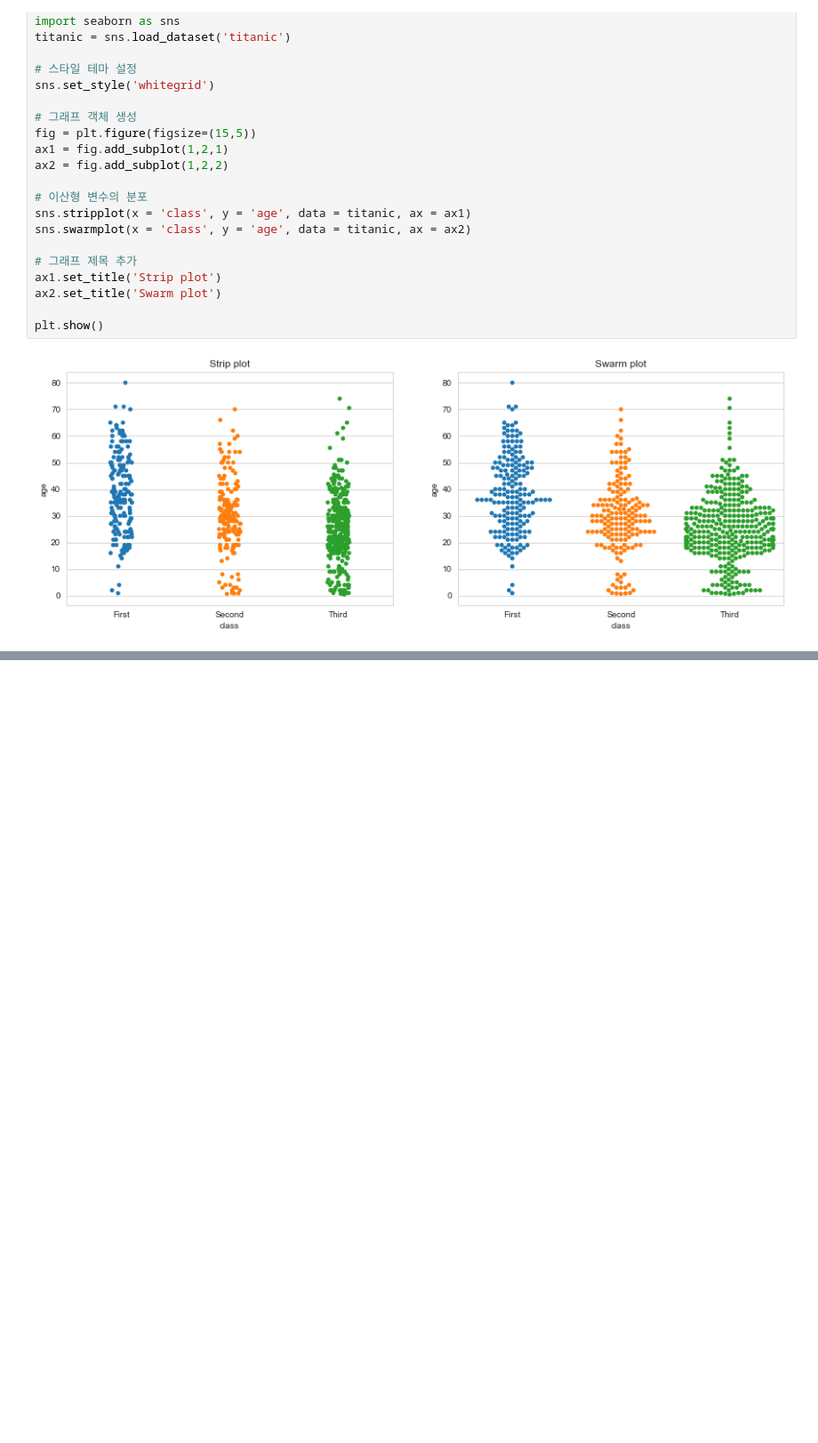
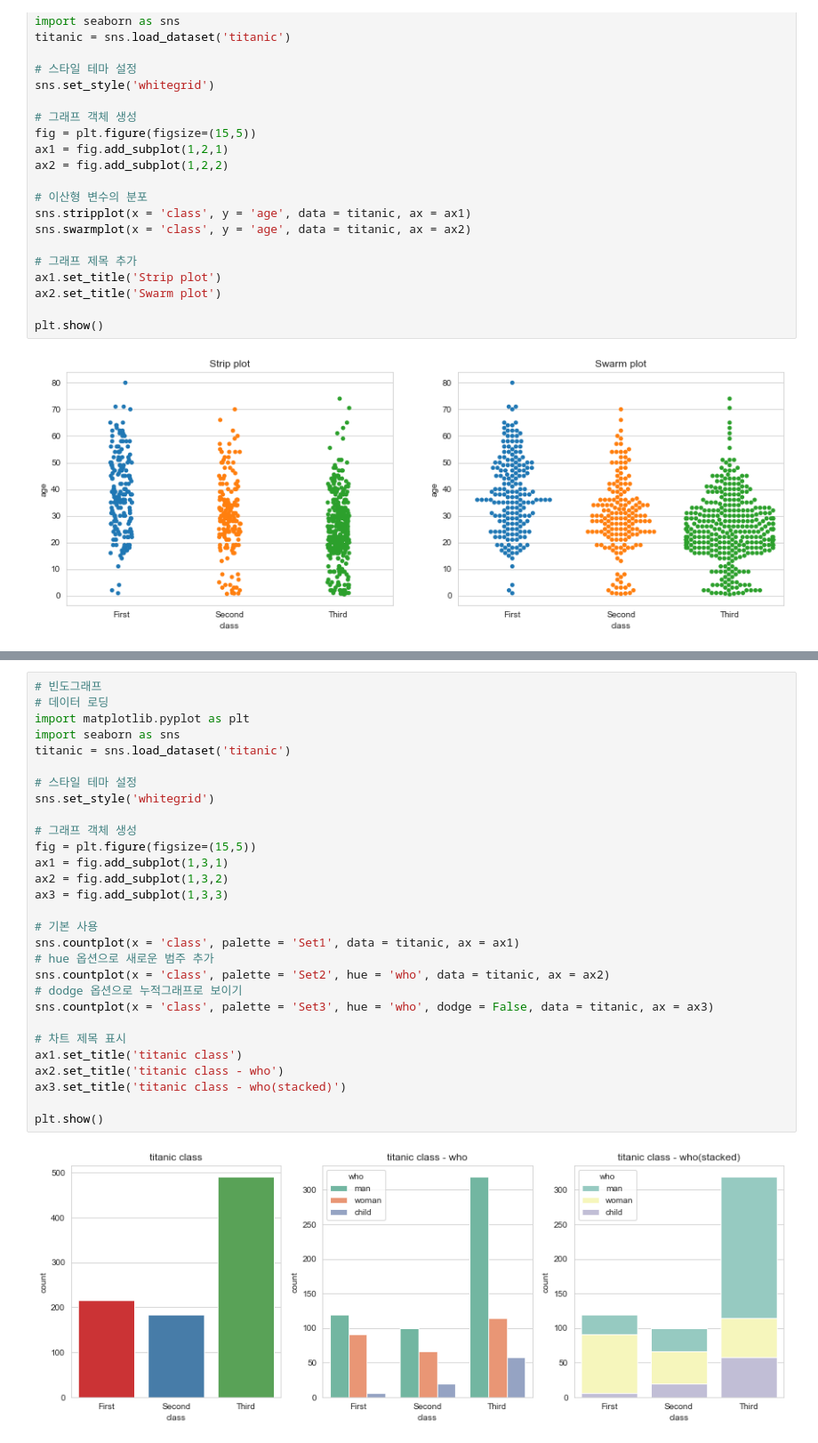
Before and after one commit to 56unbreakable/TIL, a Jupyter notebook: Python study/3. 데이터 분석/그래프 그리기.ipynb, the cells around one changed output, grey strips where cells are left out. Shown at 89% size. Cells and saved outputs as stored; diff of their text form; blank space fills up the shorter version.

Commit message:
fead : add missing codes about seaborn graph in '그래프 그리기.ipynb' file, add new lines of codes about seaborn graph

```diff
--- a/Python study/3. 데이터 분석/그래프 그리기.ipynb
+++ b/Python study/3. 데이터 분석/그래프 그리기.ipynb
@@ -196,3 +197,34 @@ ax3.set_title('titanic survived - sex, class(stacked)')
 # %% [output]
 Text(0.5, 1.0, 'bar plot - hue, dodge = False')
 [figure]
+# %%
+# 빈도그래프
+# 데이터 로딩
+import matplotlib.pyplot as plt
+import seaborn as sns
+titanic = sns.load_dataset('titanic')
+
+# 스타일 테마 설정
+sns.set_style('whitegrid')
+
+# 그래프 객체 생성
+fig = plt.figure(figsize=(15,5))
+ax1 = fig.add_subplot(1,3,1)
+ax2 = fig.add_subplot(1,3,2)
+ax3 = fig.add_subplot(1,3,3)
+
+# 기본 사용
+sns.countplot(x = 'class', palette = 'Set1', data = titanic, ax = ax1)
+# hue 옵션으로 새로운 범주 추가
+sns.countplot(x = 'class', palette = 'Set2', hue = 'who', data = titanic, ax = ax2)
+# dodge 옵션으로 누적그래프로 보이기
+sns.countplot(x = 'class', palette = 'Set3', hue = 'who', dodge = False, data = titanic, ax = ax3)
+
+# 차트 제목 표시
+ax1.set_title('titanic class')
+ax2.set_title('titanic class - who')
+ax3.set_title('titanic class - who(stacked)')
+
+plt.show()
+# %% [output]
+[figure, added]
```
Also changed, not shown: parts of 2 cells of this notebook.
